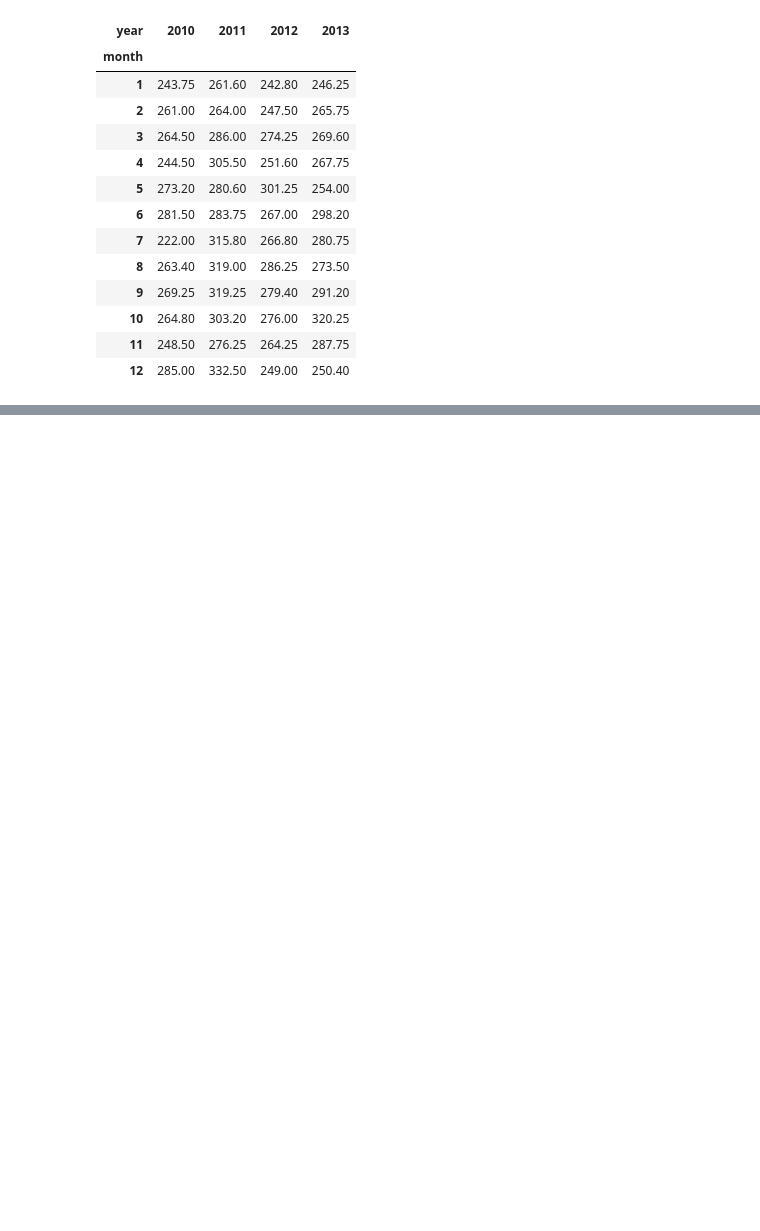
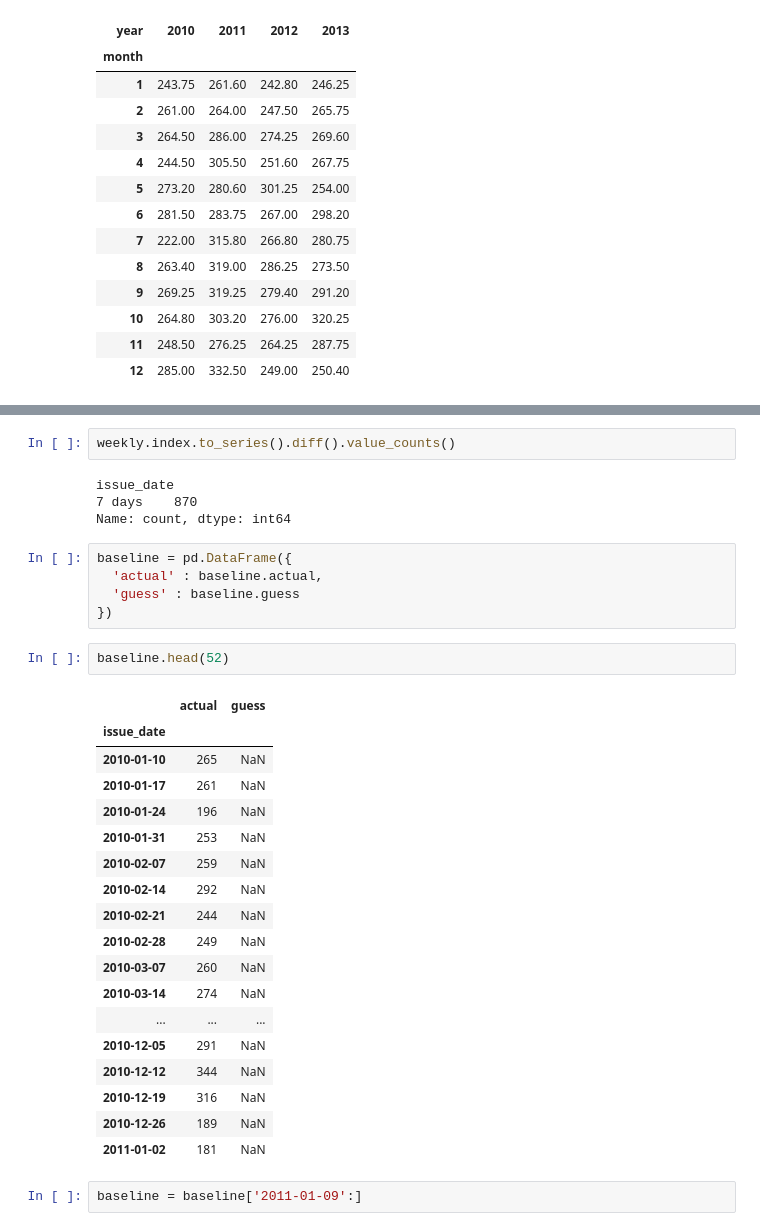
Before and after one commit to ShahSalar/demand-forecasting-hvac, a Jupyter notebook: notebooks/explore.ipynb, the cells around one changed output, grey strips where cells are left out. Drawn from its saved outputs; the diff is of its cells as text; blank space fills up the shorter version.

```diff
--- a/notebooks/explore.ipynb
+++ b/notebooks/explore.ipynb
@@ -372,0 +468,34 @@ pivot.loc[:,2010:2013]
+# %%
+weekly.index.to_series().diff().value_counts()
+# %% [output]
+issue_date
+7 days    870
+Name: count, dtype: int64
+# %%
+baseline = pd.DataFrame({
+  'actual' : baseline.actual,
+  'guess' : baseline.guess
+})
+# %%
+baseline.head(52)
+# %% [output]
+|  | actual | guess |
+| issue_date |  |  |
+| 2010-01-10 | 265 | NaN |
+| 2010-01-17 | 261 | NaN |
+| 2010-01-24 | 196 | NaN |
+| 2010-01-31 | 253 | NaN |
+| 2010-02-07 | 259 | NaN |
+| 2010-02-14 | 292 | NaN |
+| 2010-02-21 | 244 | NaN |
+| 2010-02-28 | 249 | NaN |
+| 2010-03-07 | 260 | NaN |
+| 2010-03-14 | 274 | NaN |
+| ... | ... | ... |
+| 2010-12-05 | 291 | NaN |
+| 2010-12-12 | 344 | NaN |
+| 2010-12-19 | 316 | NaN |
+| 2010-12-26 | 189 | NaN |
+| 2011-01-02 | 181 | NaN |
+# %%
+baseline = baseline['2011-01-09':]
```
Also changed, not shown: parts of 13 cells of this notebook, 2 other files.
